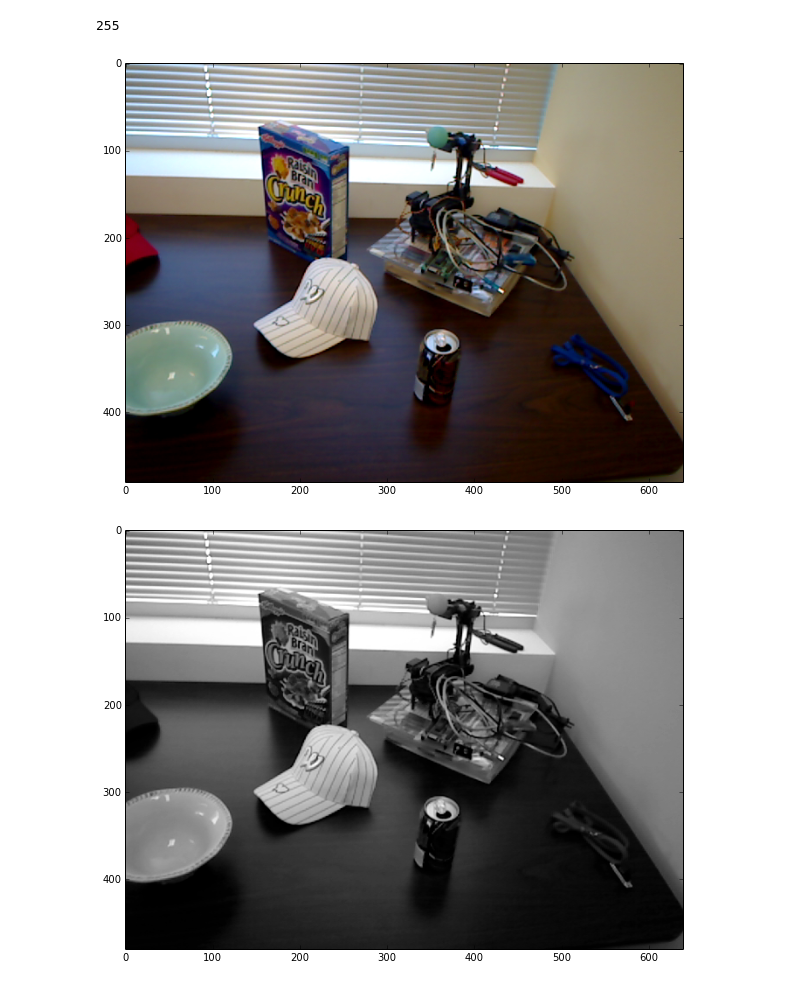
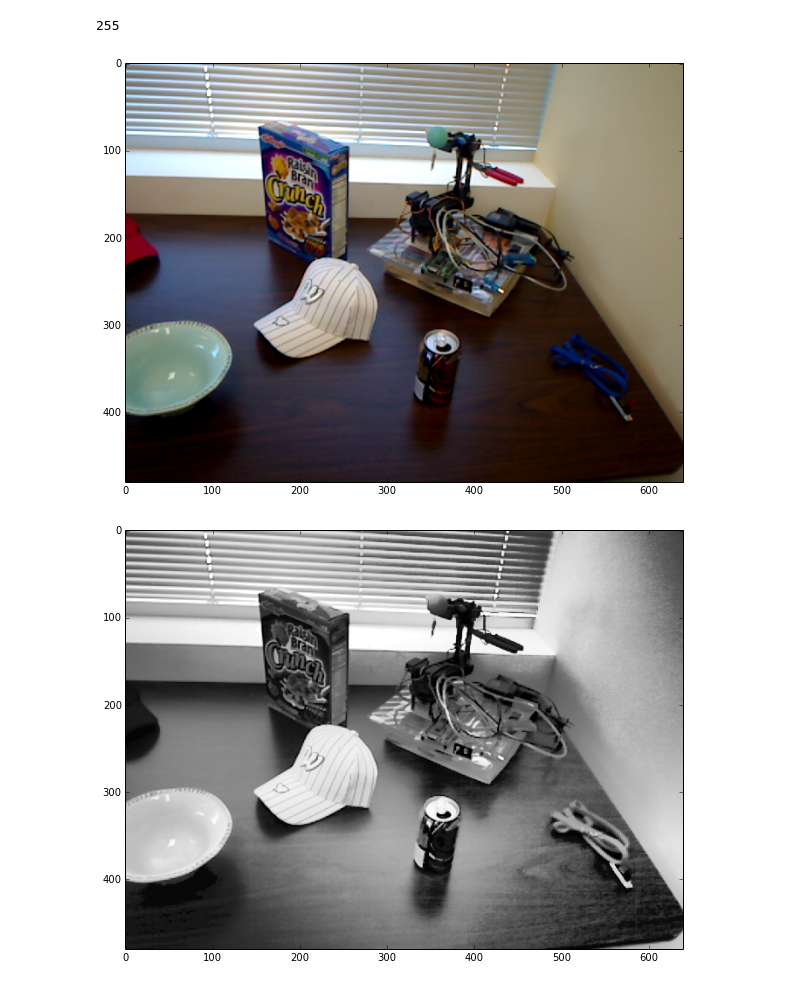
Before and after one commit to jlowenz/gast, a Jupyter notebook: notebooks/gast.ipynb, the cells around one changed output. Drawn from its saved outputs; the diff is of its cells as text; code cells hidden in the pictures.

Commit message:
Added adaptive histogram adjustment to gray image to improve object contrast

```diff
--- a/notebooks/gast.ipynb
+++ b/notebooks/gast.ipynb
@@ -8,16 +8,18 @@ import matplotlib.pyplot as plt
 # %%
 img = imread("/home/jlowens/Downloads/rgbd-scenes/table/table_1/table_1_20.png")
 plt.figure(figsize=(10,10))
 plt.imshow(img)
 
 gimg = cv2.cvtColor(img, cv2.COLOR_BGR2GRAY)
+clahe = cv2.createCLAHE(clipLimit=100.0, tileGridSize=(2,2))
+gimg = clahe.apply(gimg)
 plt.figure(figsize=(10,10))
 plt.imshow(gimg, cmap="gray")
 print np.amax(gimg)
 # %% [output]
 255
 [figure]
-[figure, old version]
+[figure, new version]
 # %%
 sym = pygast.Symmetry()
 # %%
```
Also changed, not shown: parts of 4 cells of this notebook.
